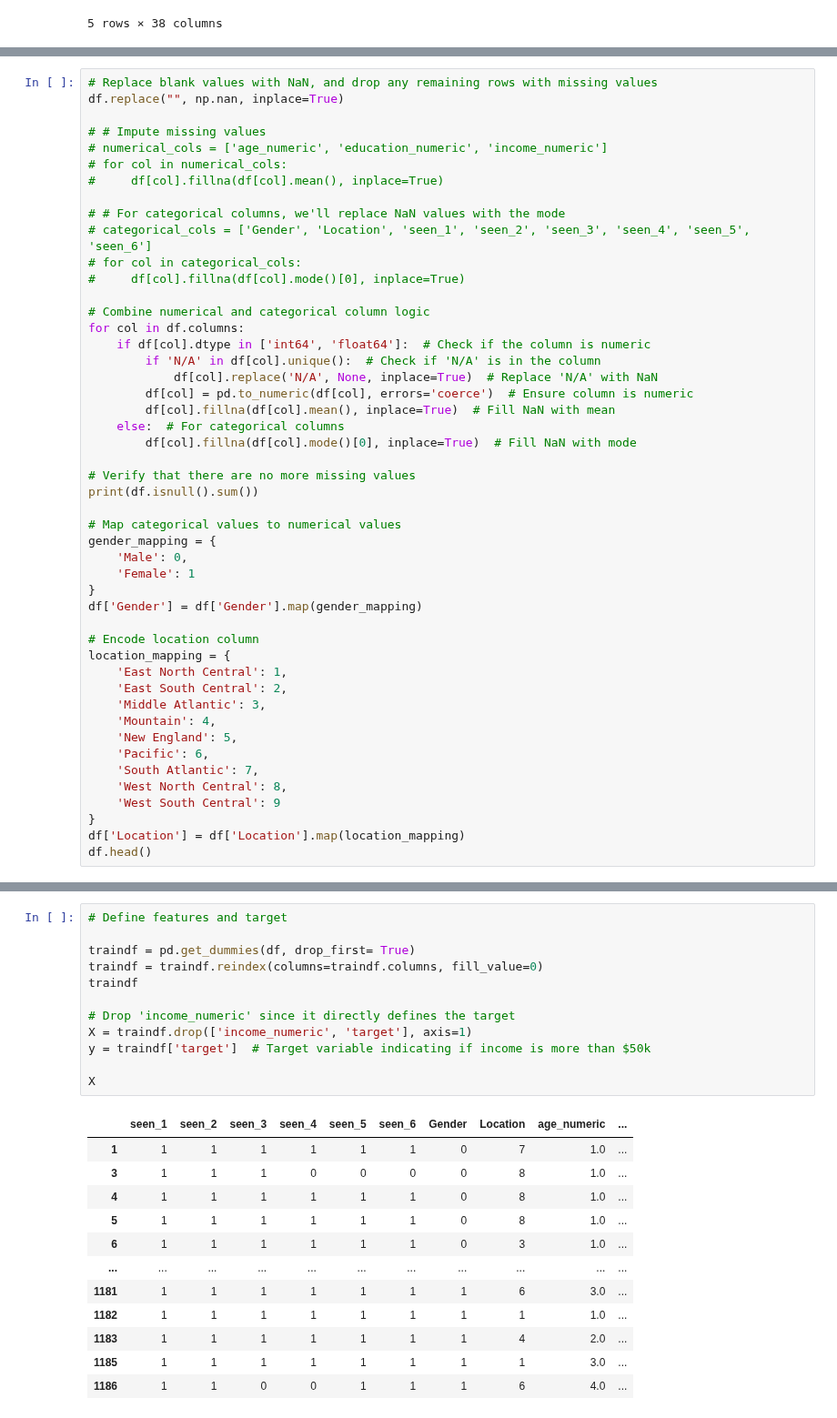
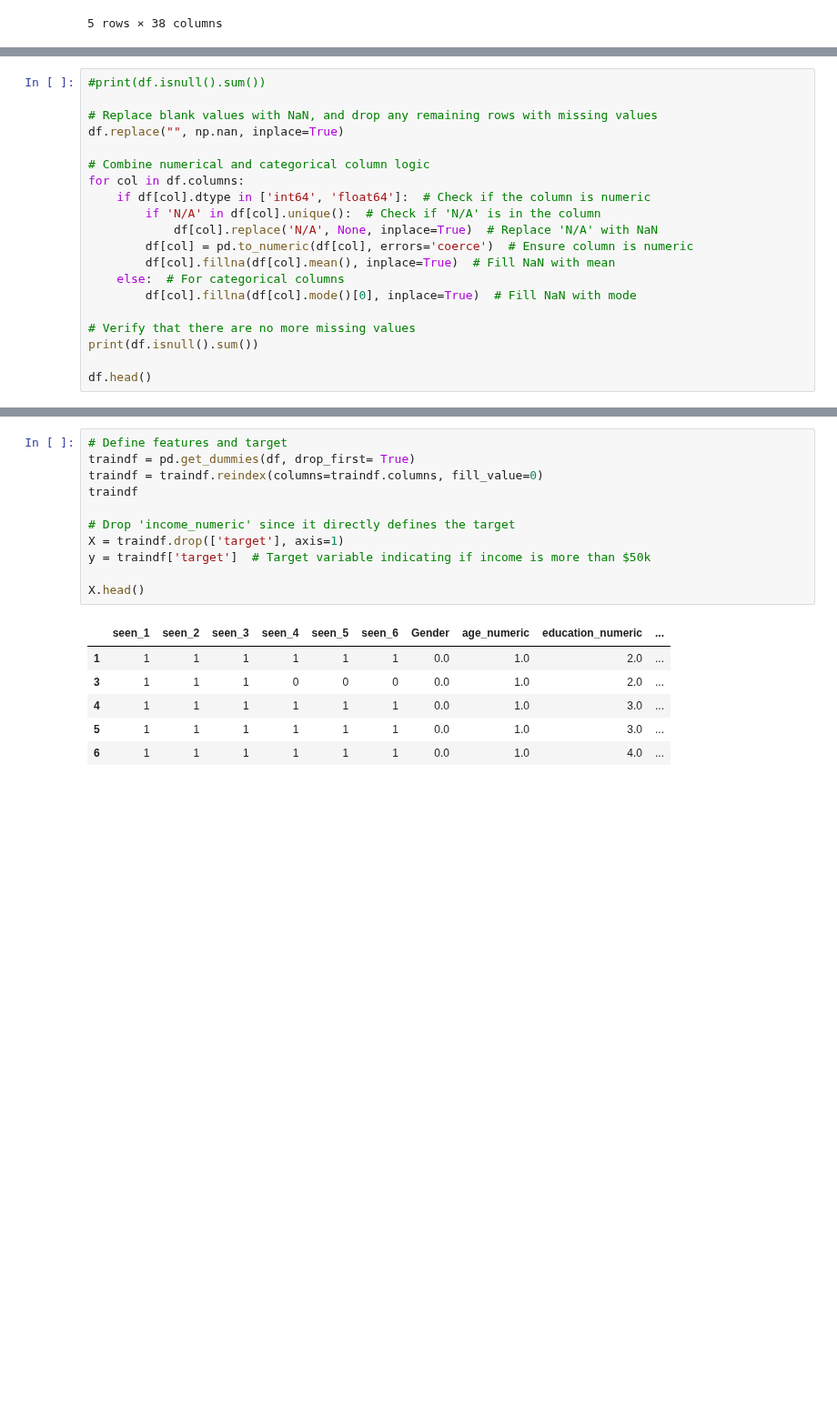
Before and after one commit to MosesIbe23/CSE450_Machine_Learning, a Jupyter notebook: Semester_Project.ipynb, the cells around one changed output, grey strips where cells are left out. Shown at 91% size. Cells and saved outputs as stored; diff of their text form; blank space fills up the shorter version.

```diff
--- a/Semester_Project.ipynb
+++ b/Semester_Project.ipynb
@@ -179,16 +241,8 @@ See the caveats in the documentation: https://pandas.pydata.org/pandas-docs/stab
 # %%
+#print(df.isnull().sum())
+
 # Replace blank values with NaN, and drop any remaining rows with missing values
 df.replace("", np.nan, inplace=True)
-
-# # Impute missing values
-# numerical_cols = ['age_numeric', 'education_numeric', 'income_numeric']
-# for col in numerical_cols:
-#     df[col].fillna(df[col].mean(), inplace=True)
-
-# # For categorical columns, we'll replace NaN values with the mode
-# categorical_cols = ['Gender', 'Location', 'seen_1', 'seen_2', 'seen_3', 'seen_4', 'seen_5', 'seen_6']
-# for col in categorical_cols:
-#     df[col].fillna(df[col].mode()[0], inplace=True)
 
 # Combine numerical and categorical column logic
 for col in df.columns:
@@ -203,26 +257,6 @@ for col in df.columns:
 # Verify that there are no more missing values
 print(df.isnull().sum())
 
-# Map categorical values to numerical values
-gender_mapping = {
-    'Male': 0,
-    'Female': 1
-}
-df['Gender'] = df['Gender'].map(gender_mapping)
-
-# Encode location column
-location_mapping = {
-    'East North Central': 1,
-    'East South Central': 2,
-    'Middle Atlantic': 3,
-    'Mountain': 4,
-    'New England': 5,
-    'Pacific': 6,
-    'South Atlantic': 7,
-    'West North Central': 8,
-    'West South Central': 9
-}
-df['Location'] = df['Location'].map(location_mapping)
 df.head()
 # %% [output]
 Seen_any_movies?                0
@@ -264,25 +298,18 @@ For example, when doing 'df[col].method(value, inplace=True)', try using 'df.met
 # %%
 # Define features and target
-
 traindf = pd.get_dummies(df, drop_first= True)
 traindf = traindf.reindex(columns=traindf.columns, fill_value=0)
 traindf
 
 # Drop 'income_numeric' since it directly defines the target
-X = traindf.drop(['income_numeric', 'target'], axis=1)
+X = traindf.drop(['target'], axis=1)
 y = traindf['target']  # Target variable indicating if income is more than $50k
 
-X
+X.head()
 # %% [output]
-|  | seen_1 | seen_2 | seen_3 | seen_4 | seen_5 | seen_6 | Gender | Location | age_numeric | ... |
-| 1 | 1 | 1 | 1 | 1 | 1 | 1 | 0 | 7 | 1.0 | ... |
-| 3 | 1 | 1 | 1 | 0 | 0 | 0 | 0 | 8 | 1.0 | ... |
-| 4 | 1 | 1 | 1 | 1 | 1 | 1 | 0 | 8 | 1.0 | ... |
-| 5 | 1 | 1 | 1 | 1 | 1 | 1 | 0 | 8 | 1.0 | ... |
-| 6 | 1 | 1 | 1 | 1 | 1 | 1 | 0 | 3 | 1.0 | ... |
-| ... | ... | ... | ... | ... | ... | ... | ... | ... | ... | ... |
-| 1181 | 1 | 1 | 1 | 1 | 1 | 1 | 1 | 6 | 3.0 | ... |
-| 1182 | 1 | 1 | 1 | 1 | 1 | 1 | 1 | 1 | 1.0 | ... |
-| 1183 | 1 | 1 | 1 | 1 | 1 | 1 | 1 | 4 | 2.0 | ... |
-| 1185 | 1 | 1 | 1 | 1 | 1 | 1 | 1 | 1 | 3.0 | ... |
-| 1186 | 1 | 1 | 0 | 0 | 1 | 1 | 1 | 6 | 4.0 | ... |
+|  | seen_1 | seen_2 | seen_3 | seen_4 | seen_5 | seen_6 | Gender | age_numeric | education_numeric | ... |
+| 1 | 1 | 1 | 1 | 1 | 1 | 1 | 0.0 | 1.0 | 2.0 | ... |
+| 3 | 1 | 1 | 1 | 0 | 0 | 0 | 0.0 | 1.0 | 2.0 | ... |
+| 4 | 1 | 1 | 1 | 1 | 1 | 1 | 0.0 | 1.0 | 3.0 | ... |
+| 5 | 1 | 1 | 1 | 1 | 1 | 1 | 0.0 | 1.0 | 3.0 | ... |
+| 6 | 1 | 1 | 1 | 1 | 1 | 1 | 0.0 | 1.0 | 4.0 | ... |
```
Also changed, not shown: parts of 9 cells of this notebook.
